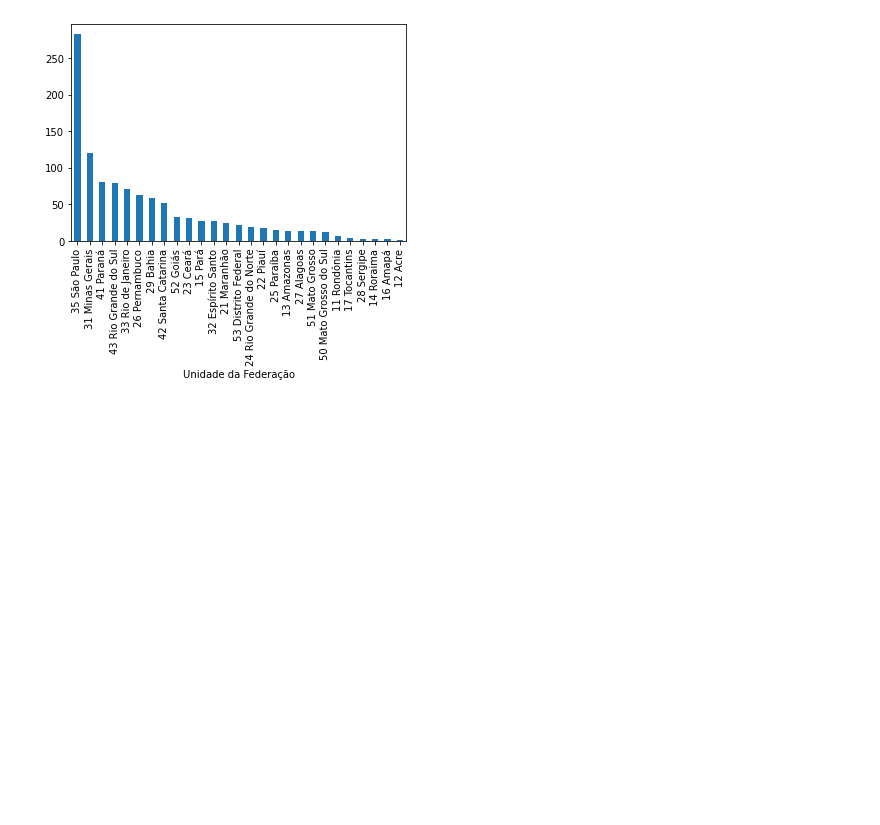
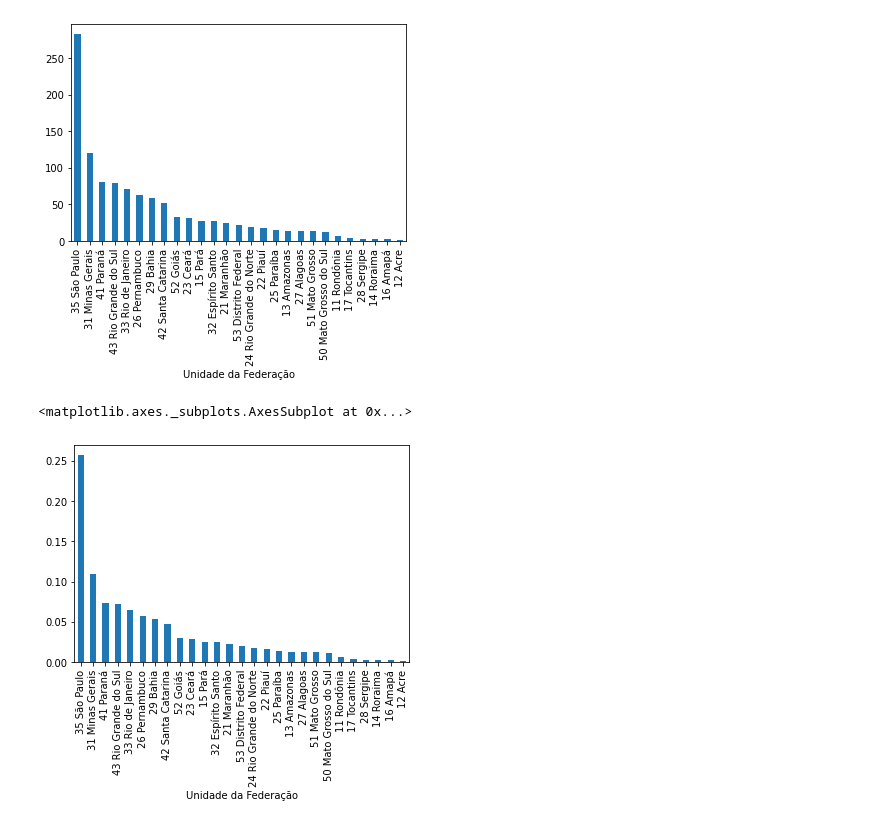
Before and after one commit to p3dr3nriqu3/boocamp_alura, a Jupyter notebook: Bootcamp_Datascience.ipynb, the cells around one changed output. Saved outputs shown, nothing was run; the diff lists cells and outputs as text; code cells hidden in the pictures; blank space fills up the shorter version.

```diff
--- a/Bootcamp_Datascience.ipynb
+++ b/Bootcamp_Datascience.ipynb
@@ -453,3 +453,9 @@ gastos_do_mais_recente.plot(kind="bar")
 # %% [output]
 <matplotlib.axes._subplots.AxesSubplot at 0x...>
 [figure]
+# %%
+gastos_proporcionais = gastos_do_mais_recente/gastos_do_mais_recente.sum()
+gastos_proporcionais.plot(kind="bar")
+# %% [output]
+<matplotlib.axes._subplots.AxesSubplot at 0x...>
+[figure, added]
```
Also changed, not shown: parts of 3 cells of this notebook.
